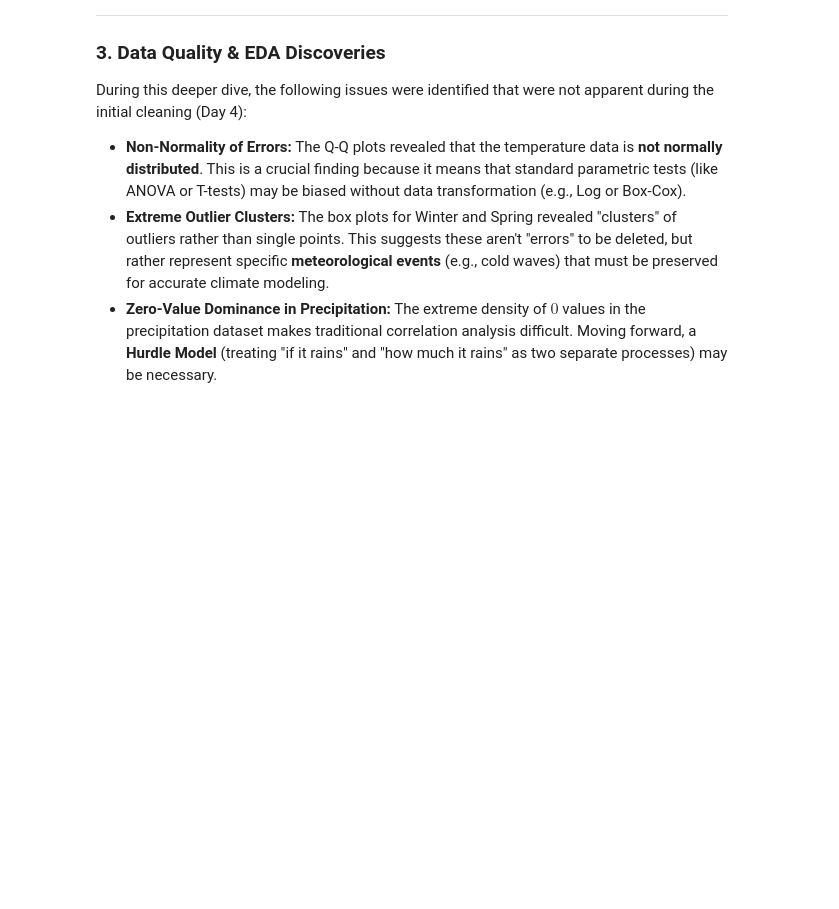
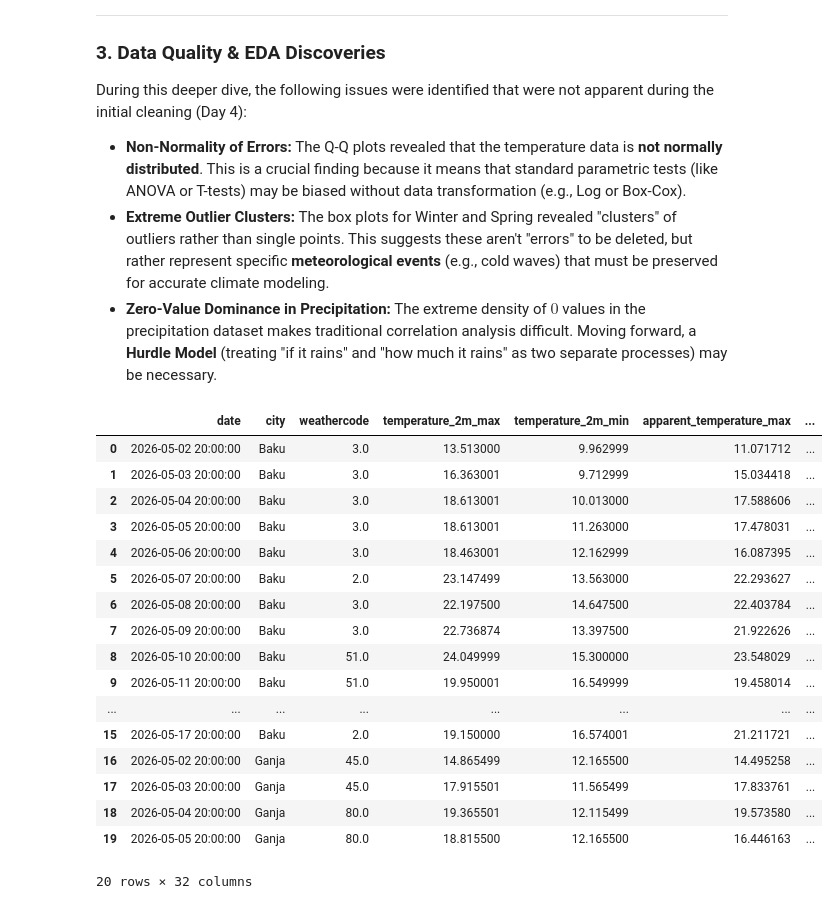
Before and after one commit to ShamilAliyew/weather-intelligence-pipeline-team, a Jupyter notebook: notebooks/day_06_eda.ipynb, the cells around one changed output. Saved outputs shown, nothing was run; the diff lists cells and outputs as text; code cells hidden in the pictures; blank space fills up the shorter version.

```diff
--- a/notebooks/day_06_eda.ipynb
+++ b/notebooks/day_06_eda.ipynb
@@ -841,5 +841,26 @@ During this deeper dive, the following issues were identified that were not appa
 * **Non-Normality of Errors:** The Q-Q plots revealed that the temperature data is **not normally distributed**. This is a crucial finding because it means that standard parametric tests (like ANOVA or T-tests) may be biased without data transformation (e.g., Log or Box-Cox).
 * **Extreme Outlier Clusters:** The box plots for Winter and Spring revealed "clusters" of outliers rather than single points. This suggests these aren't "errors" to be deleted, but rather represent specific **meteorological events** (e.g., cold waves) that must be preserved for accurate climate modeling.
 * **Zero-Value Dominance in Precipitation:** The extreme density of $0$ values in the precipitation dataset makes traditional correlation analysis difficult. Moving forward, a **Hurdle Model** (treating "if it rains" and "how much it rains" as two separate processes) may be necessary.
+# %%
+conn.execute("SELECT * FROM analytics.weather_features_forecast").df().head(20)
+# %% [output]
+|  | date | city | weathercode | temperature_2m_max | temperature_2m_min | apparent_temperature_max | ... |
+| 0 | 2026-05-02 20:00:00 | Baku | 3.0 | 13.513000 | 9.962999 | 11.071712 | ... |
+| 1 | 2026-05-03 20:00:00 | Baku | 3.0 | 16.363001 | 9.712999 | 15.034418 | ... |
+| 2 | 2026-05-04 20:00:00 | Baku | 3.0 | 18.613001 | 10.013000 | 17.588606 | ... |
+| 3 | 2026-05-05 20:00:00 | Baku | 3.0 | 18.613001 | 11.263000 | 17.478031 | ... |
+| 4 | 2026-05-06 20:00:00 | Baku | 3.0 | 18.463001 | 12.162999 | 16.087395 | ... |
+| 5 | 2026-05-07 20:00:00 | Baku | 2.0 | 23.147499 | 13.563000 | 22.293627 | ... |
+| 6 | 2026-05-08 20:00:00 | Baku | 3.0 | 22.197500 | 14.647500 | 22.403784 | ... |
+| 7 | 2026-05-09 20:00:00 | Baku | 3.0 | 22.736874 | 13.397500 | 21.922626 | ... |
+| 8 | 2026-05-10 20:00:00 | Baku | 51.0 | 24.049999 | 15.300000 | 23.548029 | ... |
+| 9 | 2026-05-11 20:00:00 | Baku | 51.0 | 19.950001 | 16.549999 | 19.458014 | ... |
+| ... | ... | ... | ... | ... | ... | ... | ... |
+| 15 | 2026-05-17 20:00:00 | Baku | 2.0 | 19.150000 | 16.574001 | 21.211721 | ... |
+| 16 | 2026-05-02 20:00:00 | Ganja | 45.0 | 14.865499 | 12.165500 | 14.495258 | ... |
+| 17 | 2026-05-03 20:00:00 | Ganja | 45.0 | 17.915501 | 11.565499 | 17.833761 | ... |
+| 18 | 2026-05-04 20:00:00 | Ganja | 80.0 | 19.365501 | 12.115499 | 19.573580 | ... |
+| 19 | 2026-05-05 20:00:00 | Ganja | 80.0 | 18.815500 | 12.165500 | 16.446163 | ... |
+20 rows × 32 columns
 # %%
 conn.close()
```
Also changed, not shown: parts of 15 cells of this notebook, 42 other files.
